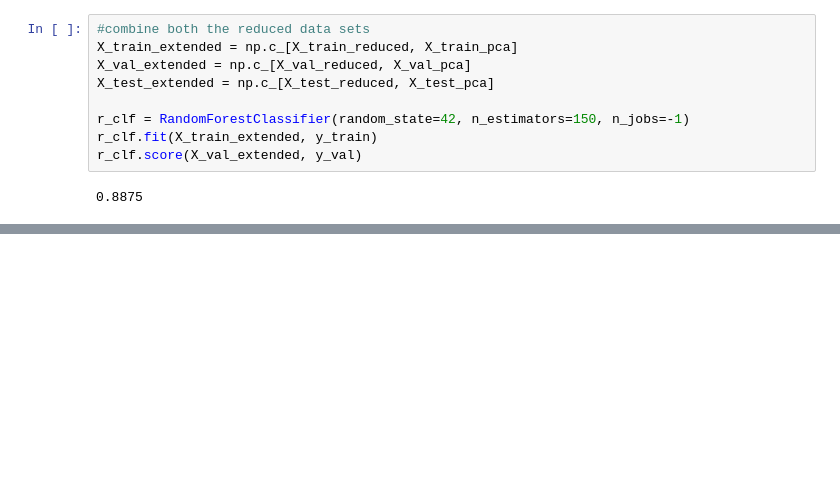
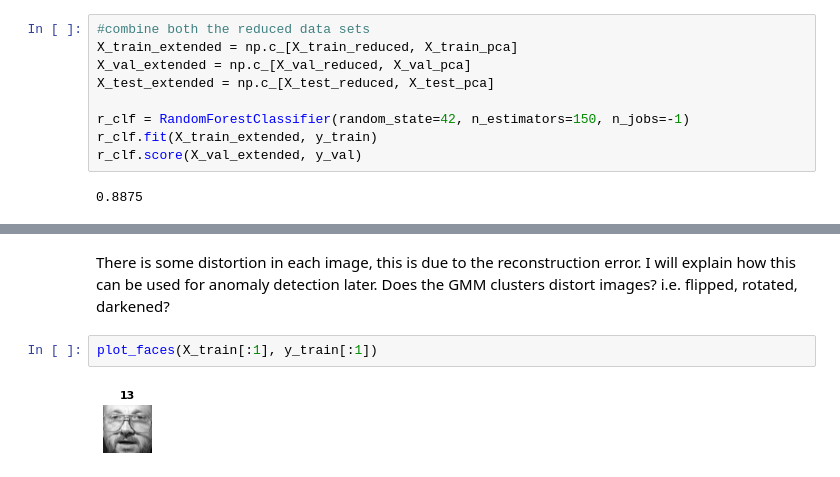
Before and after one commit to ashishthanki/MLProjects, a Jupyter notebook: SupervisedLearning/Olivetti_Faces/Practising_Unsupervised_Learning_Techniques.ipynb, the cells around one changed output, grey strips where cells are left out. Saved outputs shown, nothing was run; the diff lists cells and outputs as text; blank space fills up the shorter version.

```diff
--- a/SupervisedLearning/Olivetti_Faces/Practising_Unsupervised_Learning_Techniques.ipynb
+++ b/SupervisedLearning/Olivetti_Faces/Practising_Unsupervised_Learning_Techniques.ipynb
@@ -371,0 +428,7 @@ r_clf.score(X_val_extended, y_val)
+# %% [markdown]
+There is some distortion in each image, this is due to the reconstruction error. I will explain how this can be used for anomaly detection later.
+Does the GMM clusters distort images? i.e. flipped, rotated, darkened?
+# %%
+plot_faces(X_train[:1], y_train[:1])
+# %% [output]
+[figure, added]
```
Also changed, not shown: parts of 28 cells of this notebook, 1 other file.
